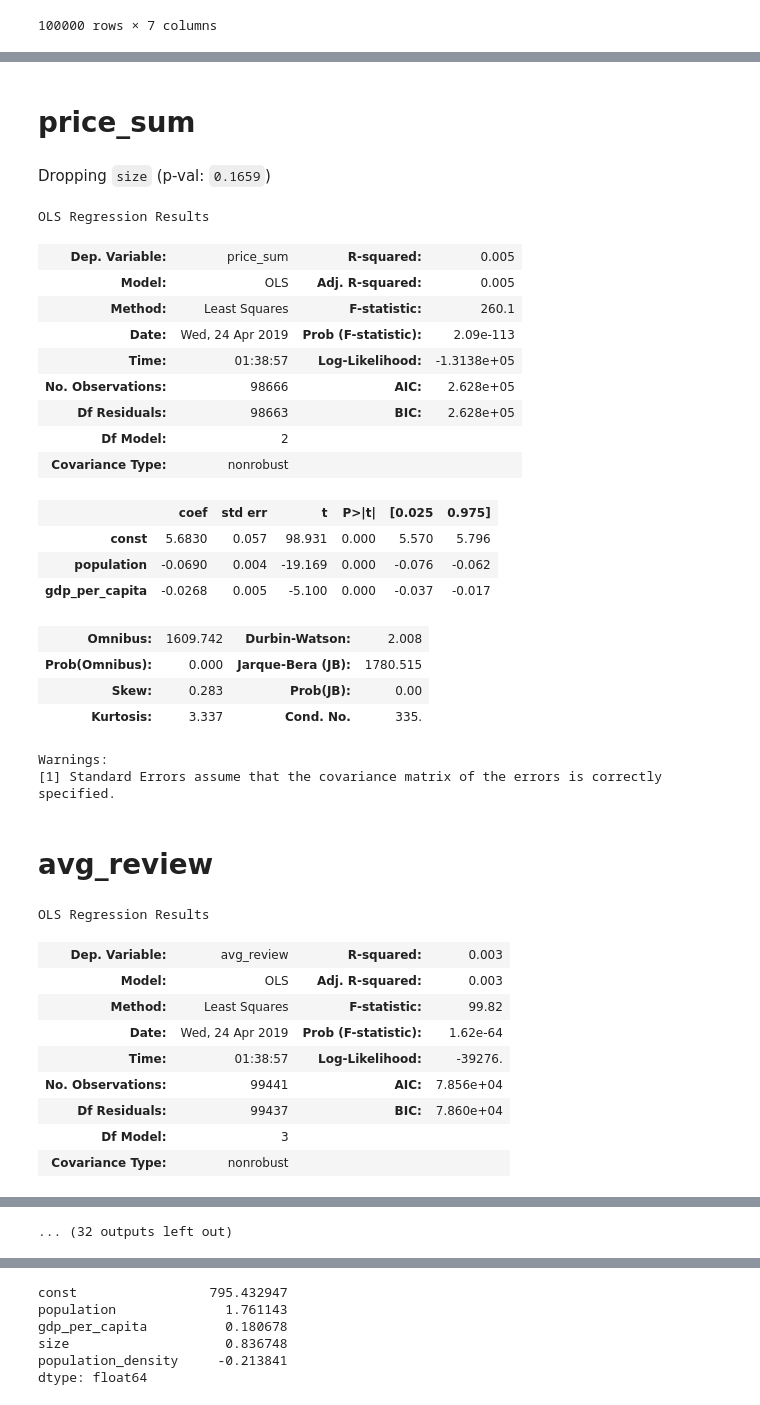
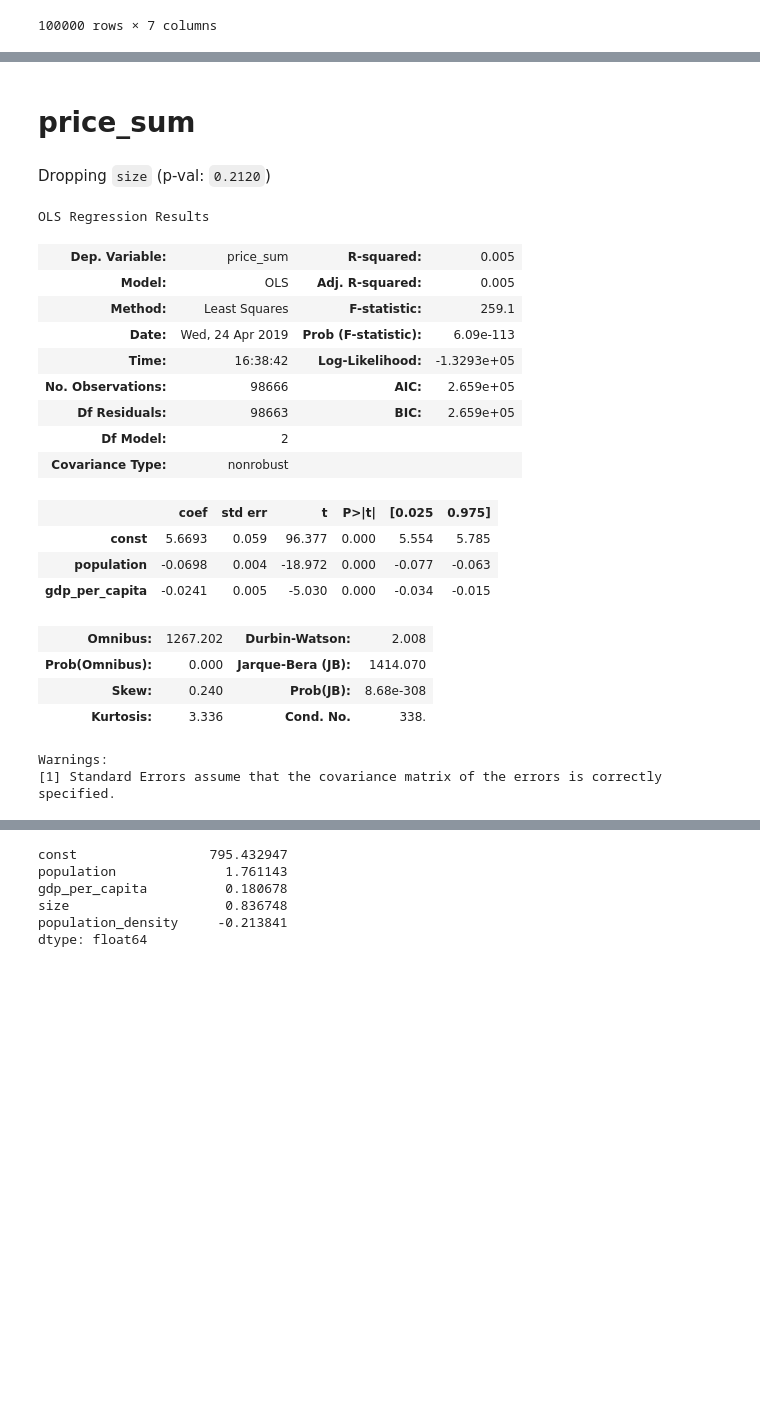
Before and after one commit to leeyenter/bt4211-project, a Jupyter notebook: Purchase Prediction - YT.ipynb, the cells around one changed output, grey strips where cells are left out. Saved outputs shown, nothing was run; the diff lists cells and outputs as text; code cells hidden in the pictures; blank space fills up the shorter version.

Commit message:
Add clustering results

```diff
--- a/Purchase Prediction - YT.ipynb
+++ b/Purchase Prediction - YT.ipynb
@@ -99,5 +109,5 @@ order_reviews.columns = ['num_reviews', 'avg_review']
 # %%
-orders = orders.join(max_num_orders, on='customer_unique_id').join(order_details, on='order_id').join(order_reviews, on='order_id')
+orders = orders.join(max_num_orders, on='customer_unique_id').join(order_details, on='order_id')
 # %% [markdown]
 ## Converting Categories
 # %%
@@ -309,3 +319,14 @@ reviews
 | 99998 | be360f18f5df1e0541061c87021e6d93 | f8bd3f2000c28c5342fedeb5e50f2e75 | 1 | NaN | Solicitei a compra de uma capa de... | 2017-12-15 00:00:00 | ... |
 | 99999 | efe49f1d6f951dd88b51e6ccd4cc548f | 90531360ecb1eec2a1fbb265a0db0508 | 1 | NaN | meu produto chegou e ja tenho que... | 2017-07-03 00:00:00 | ... |
 100000 rows × 7 columns
+# %%
+x_cols = ['population', 'gdp_per_capita', 'size']
+y_cols = ['price_sum']
+y_categorical = ['num_items', 'seller_id_nunique', 'avg_review']
+# %%
+transformed = orders[x_cols + y_cols + y_categorical].dropna()
+# %%
+transformed = transformed.transform({'population': np.log, 'gdp_per_capita': np.log,
+                                     'size': np.log, 'price_sum': np.log,
+                                     'num_items': lambda x: x > 1, 'seller_id_nunique': lambda x: x > 1,
+                                     'avg_review': lambda x: x > 3})
@@ -312,56 +354,44 @@ reviews
 # %%
-for y_col in ['price_sum', 'avg_review', 'num_items', 'seller_id_nunique', 'product_id_nunique', 'num_reviews']:
+for y_col in y_cols:
     display(Markdown("# " + y_col))
-    subset = orders[['population', 'gdp_per_capita', 'size', y_col]].dropna() # excluded GDP because high correlation
-    subset = np.log1p(subset)
+    subset = transformed[x_cols + [y_col]].dropna() # excluded GDP because high correlation
     X = sm.add_constant(subset.drop(y_col, axis=1))
     y = subset[y_col]
 
     while True:
         model = sm.OLS(y, X).fit()
         pvals = pd.DataFrame(model.pvalues).drop('const')
         max_pval = pvals.max()[0]
         if max_pval > 0.05:
             to_drop = pvals[pvals[0] == pvals[0].max()].index[0]
             display(Markdown("Dropping `" + to_drop + "` (p-val: `{:.4f}`)".format(max_pval)))
             X.drop(to_drop, inplace=True, axis=1)
         else:
             # no columns with pval > 0.05
             break
     display(model.summary())
 #     model, best_score, pred_y = stepwise_regression('ols', subset.drop(y, axis=1), subset[y])
 #     display(model.summary())
 # %% [output]
 # price_sum
-Dropping `size` (p-val: `0.1659`)
+Dropping `size` (p-val: `0.2120`)
 OLS Regression Results
 | Dep. Variable: | price_sum | R-squared: | 0.005 |
 | Model: | OLS | Adj. R-squared: | 0.005 |
-| Method: | Least Squares | F-statistic: | 260.1 |
-| Date: | Wed, 24 Apr 2019 | Prob (F-statistic): | 2.09e-113 |
-| Time: | 01:38:57 | Log-Likelihood: | -1.3138e+05 |
-| No. Observations: | 98666 | AIC: | 2.628e+05 |
-| Df Residuals: | 98663 | BIC: | 2.628e+05 |
+| Method: | Least Squares | F-statistic: | 259.1 |
+| Date: | Wed, 24 Apr 2019 | Prob (F-statistic): | 6.09e-113 |
+| Time: | 16:38:42 | Log-Likelihood: | -1.3293e+05 |
+| No. Observations: | 98666 | AIC: | 2.659e+05 |
+| Df Residuals: | 98663 | BIC: | 2.659e+05 |
 | Df Model: | 2 |  |  |
 | Covariance Type: | nonrobust |  |  |
 |  | coef | std err | t | P>|t| | [0.025 | 0.975] |
-| const | 5.6830 | 0.057 | 98.931 | 0.000 | 5.570 | 5.796 |
-| population | -0.0690 | 0.004 | -19.169 | 0.000 | -0.076 | -0.062 |
-| gdp_per_capita | -0.0268 | 0.005 | -5.100 | 0.000 | -0.037 | -0.017 |
+| const | 5.6693 | 0.059 | 96.377 | 0.000 | 5.554 | 5.785 |
+| population | -0.0698 | 0.004 | -18.972 | 0.000 | -0.077 | -0.063 |
+| gdp_per_capita | -0.0241 | 0.005 | -5.030 | 0.000 | -0.034 | -0.015 |
-| Omnibus: | 1609.742 | Durbin-Watson: | 2.008 |
-| Prob(Omnibus): | 0.000 | Jarque-Bera (JB): | 1780.515 |
-| Skew: | 0.283 | Prob(JB): | 0.00 |
-| Kurtosis: | 3.337 | Cond. No. | 335. |
+| Omnibus: | 1267.202 | Durbin-Watson: | 2.008 |
+| Prob(Omnibus): | 0.000 | Jarque-Bera (JB): | 1414.070 |
+| Skew: | 0.240 | Prob(JB): | 8.68e-308 |
+| Kurtosis: | 3.336 | Cond. No. | 338. |
 Warnings:
 [1] Standard Errors assume that the covariance matrix of the errors is correctly specified.
-# avg_review
-OLS Regression Results
-| Dep. Variable: | avg_review | R-squared: | 0.003 |
-| Model: | OLS | Adj. R-squared: | 0.003 |
-| Method: | Least Squares | F-statistic: | 99.82 |
-| Date: | Wed, 24 Apr 2019 | Prob (F-statistic): | 1.62e-64 |
-| Time: | 01:38:57 | Log-Likelihood: | -39276. |
-| No. Observations: | 99441 | AIC: | 7.856e+04 |
-| Df Residuals: | 99437 | BIC: | 7.860e+04 |
-| Df Model: | 3 |  |  |
-| Covariance Type: | nonrobust |  |  |
@@ -377 +397,0 @@ OLS Regression Results
-... (32 outputs left out)
```
Also changed, not shown: parts of 24 cells of this notebook.
